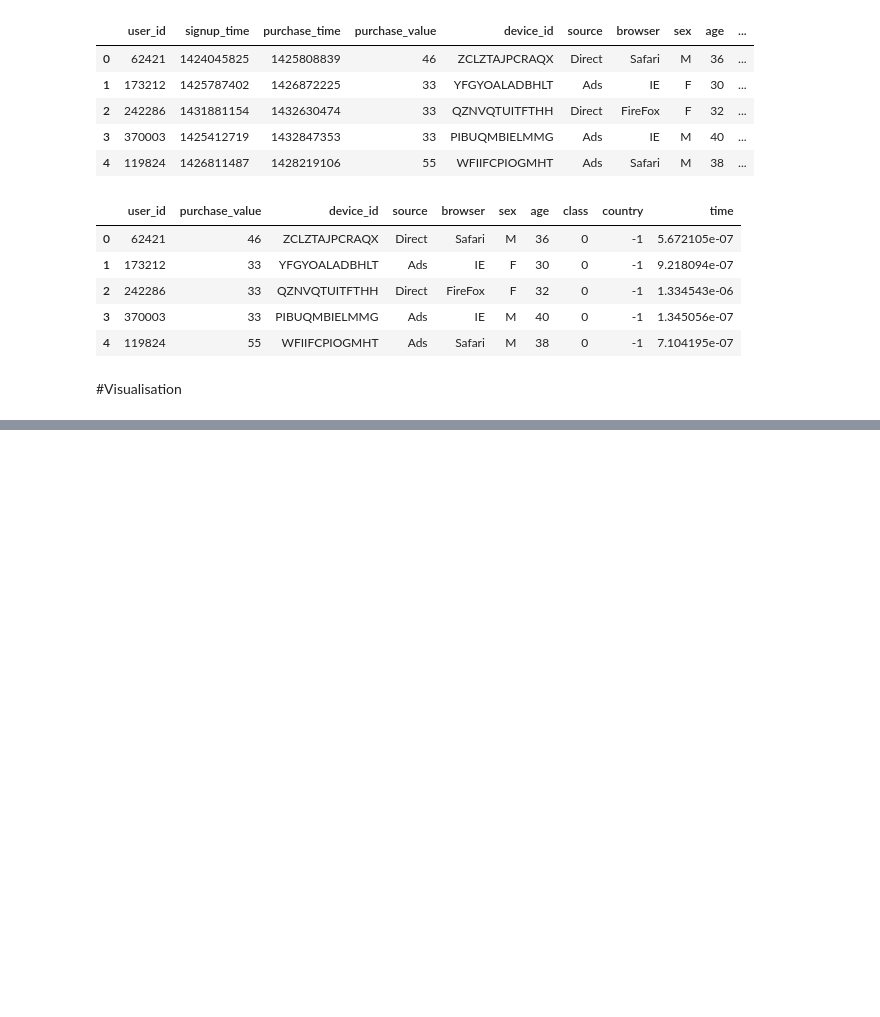
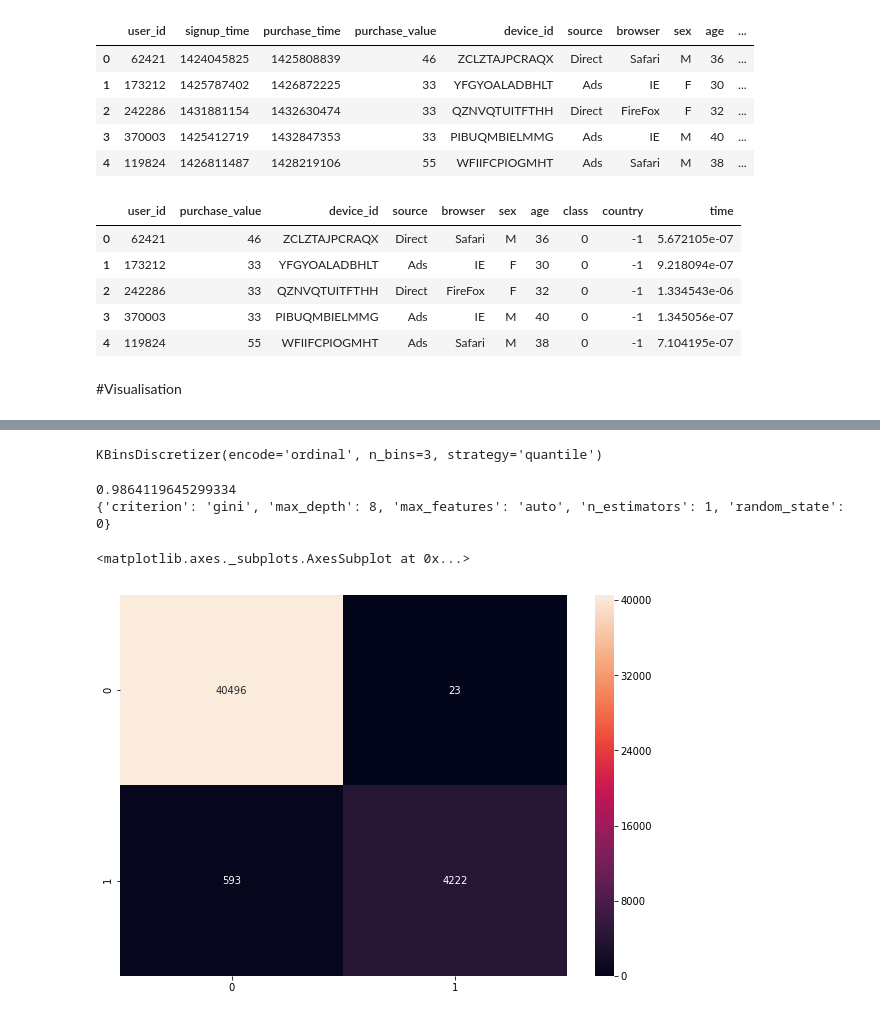
Before and after one commit to tbazzi/Data-Science---Fullstack-Bootcamp, a Jupyter notebook: S4_Projet_FraudulentActivity_V2.ipynb, the cells around one changed output, grey strips where cells are left out. Cells and saved outputs as stored; diff of their text form; code cells hidden in the pictures; blank space fills up the shorter version.

```diff
--- a/S4_Projet_FraudulentActivity_V2.ipynb
+++ b/S4_Projet_FraudulentActivity_V2.ipynb
@@ -93,0 +170,2 @@ sns.distplot(data_grouped_coun["country"], bins = 20 )
+# %%
+data_fraud_dumm = pd.get_dummies(data_fraud, drop_first=True)
@@ -94,9 +181,44 @@ sns.distplot(data_grouped_coun["country"], bins = 20 )
 # %%
-from sklearn.preprocessing import KBinsDiscretizer
 from sklearn.preprocessing import StandardScaler
 sc_x = StandardScaler()
 #X = data_fraud[["user_id", "purchase_value", "device_id", "source", "browser", "sex", "age", "country", "time"]]
-X = data_fraud[[ "purchase_value", "source", "browser", "sex", "age", "country", "time"]]
+X = data_fraud_dumm[[ "purchase_value", "age", "time", "device_fraud"]]
 X = sc_x.fit_transform(X)
-est = KBinsDiscretizer(n_bins=3, encode='ordinal', strategy='quantile')
-est.fit(X)
+# %%
+from sklearn.preprocessing import KBinsDiscretizer
+est = KBinsDiscretizer(n_bins=3, encode='ordinal', strategy='quantile')
+est.fit(X)
+# %% [output]
+KBinsDiscretizer(encode='ordinal', n_bins=3, strategy='quantile')
+# %%
+from sklearn.model_selection import train_test_split
+y  = data_fraud["class"]
+X_train, X_test, y_train, y_test = train_test_split(X, y, test_size = 0.3, random_state=42, stratify = y)
+# %%
+from sklearn.model_selection import GridSearchCV
+from sklearn.ensemble import RandomForestClassifier
+parameters = {
+    'n_estimators'      : np.arange(1,2),
+    'max_depth'         : [8, 9, 10, 11, 12],
+    'random_state'      : [0],
+    'max_features': ['auto'],
+    'criterion' :['gini']
+}
+
+clfG = GridSearchCV(RandomForestClassifier(), parameters, cv=10, n_jobs=-1)
+clfG.fit(X_train, y_train)
+
+print(clfG.score(X_test, y_test))
+print(clfG.best_params_)
+# %% [output]
+0.9864119645299334
+{'criterion': 'gini', 'max_depth': 8, 'max_features': 'auto', 'n_estimators': 1, 'random_state': 0}
+# %%
+from sklearn.metrics import confusion_matrix
+y_pred = clfG.predict(X_test)
+cm = confusion_matrix(y_pred, y_test )
+fig, ax = plt.subplots(figsize=(10,7))
+sns.heatmap(cm, annot=True, fmt="d", ax = ax)
+# %% [output]
+<matplotlib.axes._subplots.AxesSubplot at 0x...>
+[figure, added]
```
Also changed, not shown: parts of 13 cells of this notebook.
